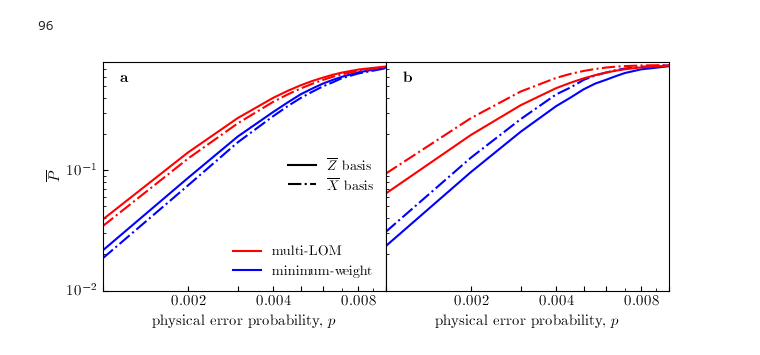
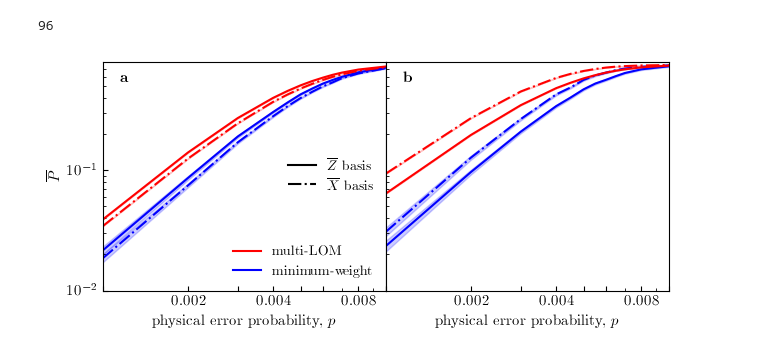
Before and after one commit to MarcSerraPeralta/data-lom-decoders, a Jupyter notebook: two-qubit-clifford_experiments_mle_decoder/plot_official_circ-level-noise_SI1000.ipynb, the cells around one changed output. Drawn from its saved outputs; the diff is of its cells as text; code cells hidden in the pictures.

Commit message:
Update requirements and add missing confidence intervals in plots

```diff
--- a/two-qubit-clifford_experiments_mle_decoder/plot_official_circ-level-noise_SI1000.ipynb
+++ b/two-qubit-clifford_experiments_mle_decoder/plot_official_circ-level-noise_SI1000.ipynb
@@ -69,15 +70,9 @@ for d, decoder in enumerate(DECODERS):
                            decoder=decoder.__name__,
                         )
 
-                        if not (data_dir / file_name).exists():
-                            print("MISSING", DATA_DIR / file_name)
-                            continue
-                        try:
-                            num_failures, num_samples, extra = read_failures_from_file(DATA_DIR / file_name)
-                            NUM_FAILURES[d, i,j,k,l,m] = num_failures
-                            NUM_SAMPLES[d, i,j,k,l,m] = num_samples
-                        except:
-                            print("BAD", DATA_DIR / file_name)
+                        num_failures, num_samples, extra = read_failures_from_file(DATA_DIR / file_name)
+                        NUM_FAILURES[d, i,j,k,l,m] = num_failures
+                        NUM_SAMPLES[d, i,j,k,l,m] = num_samples
 
 LOG_PROB = NUM_FAILURES / NUM_SAMPLES
 LOG_PROB_LOWER, LOG_PROB_UPPER = confidence_interval_binomial(NUM_FAILURES, NUM_SAMPLES)
@@ -100,6 +95,7 @@ for d, decoder in enumerate(DECODERS):
             for j, basis in enumerate(BASES):
                 for l, distance in enumerate(DISTANCES):
                     ax.plot(PROBS, LOG_PROB[d,i,j,k,l], "-" if basis == "Z" else "-.", color=color[decoder])
+                    ax.fill_between(PROBS, LOG_PROB_LOWER[d,i,j,k,l], LOG_PROB_UPPER[d,i,j,k,l], color=color[decoder], alpha=0.2)
 
 for ax in axes:
     ax.set_xscale("log")
@@ -122,31 +118,31 @@ for ax in axes:
 
 ax = axes[1]
 ax.set_ylabel("")
 ax.set_yticks([])
 ax.set_yticklabels([])
 
 axes[0].text(0.00115, 0.55, "\\textbf{a}")
 axes[1].text(0.00115, 0.55, "\\textbf{b}")
 
 ax = axes[0]
 lines = []
 for d, decoder in enumerate(DECODERS[::-1]):
     if decoder == MoMatching:
         label = "multi-LOM"
     elif decoder == MLEDecoder:
         label = "minimum-weight"
     line, = ax.plot([], [], color=color[decoder], linestyle="-", label=label)
     lines.append(line)
 legend = ax.legend(handles=lines, loc="lower right", fontsize=10, frameon=False)
 ax.add_artist(legend)
 
 line1, = ax.plot([], [], color="black", linestyle="-", label="$\\overline{Z}$ basis")
 line2, = ax.plot([], [], color="black", linestyle="-.", label="$\\overline{X}$ basis")
 ax.legend(handles=[line1, line2], loc="center right", fontsize=10, frameon=False)
 
 fig.tight_layout(pad=0.30)
 plt.subplots_adjust(wspace=.0)
 fig.savefig(PLOTS_DIR / "threshold_plot_2q-cliffords_circ-level-noise_MLE_SI1000.pdf", format="pdf")
 plt.show()
 # %% [output]
-[figure, old version]
+[figure, new version]
```
Also changed, not shown: parts of 1 cell of this notebook, 20 other files.
